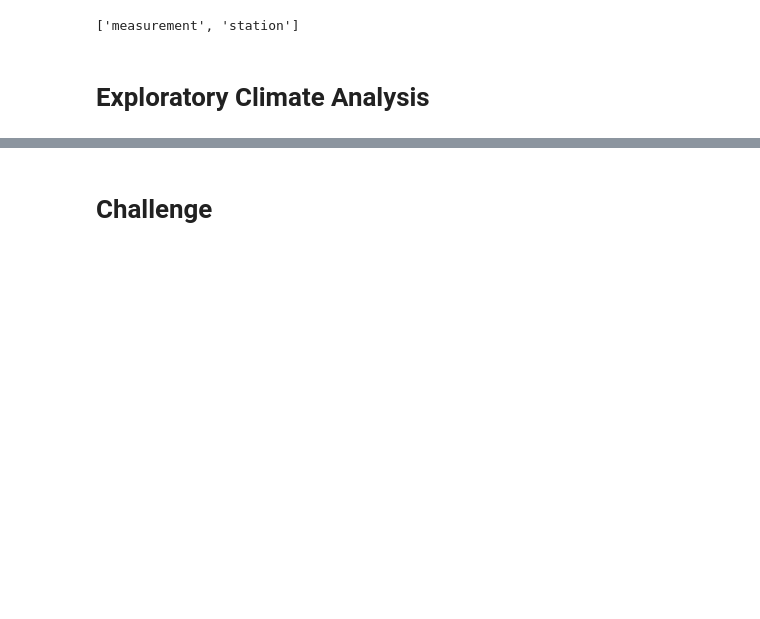
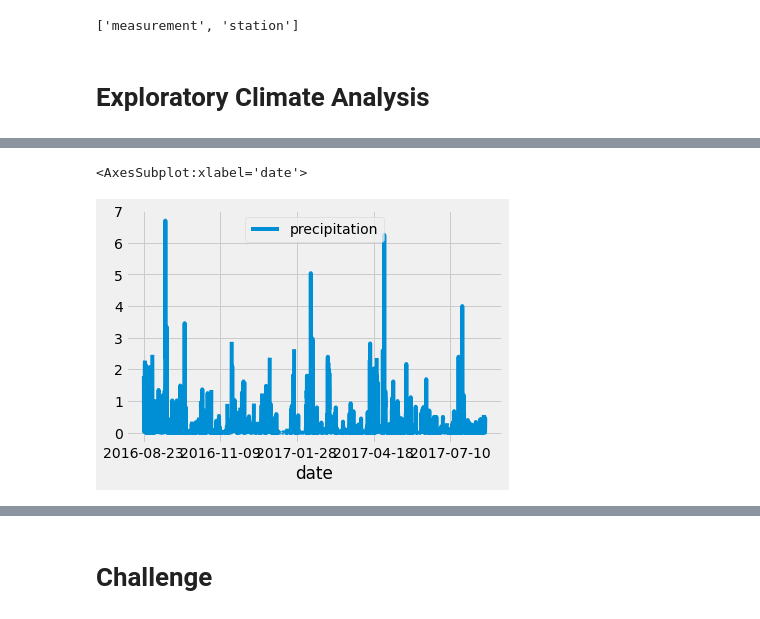
Before and after one commit to cheubr/surfs_up, a Jupyter notebook: climate_analysis.ipynb, the cells around one changed output, grey strips where cells are left out. Drawn from its saved outputs; the diff is of its cells as text; code cells hidden in the pictures; blank space fills up the shorter version.

```diff
--- a/climate_analysis.ipynb
+++ b/climate_analysis.ipynb
@@ -55,2 +77,8 @@ session = Session(engine)
+# %%
+# Use Pandas Plotting with Matplotlib to plot the data
+df.plot()
+# %% [output]
+<AxesSubplot:xlabel='date'>
+[figure, added]
 # %%
 # Use Pandas to calcualte the summary statistics for the precipitation data
```
Also changed, not shown: parts of 2 cells of this notebook.
